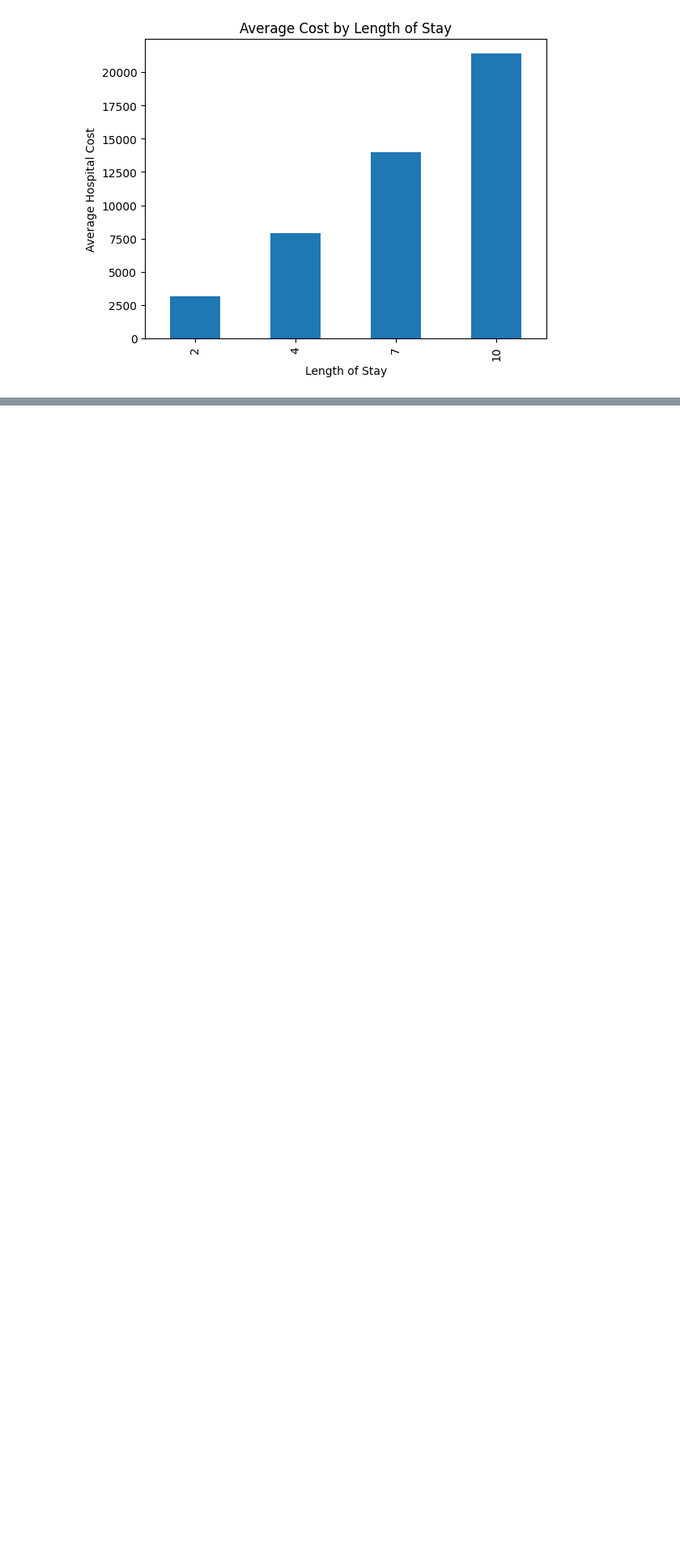
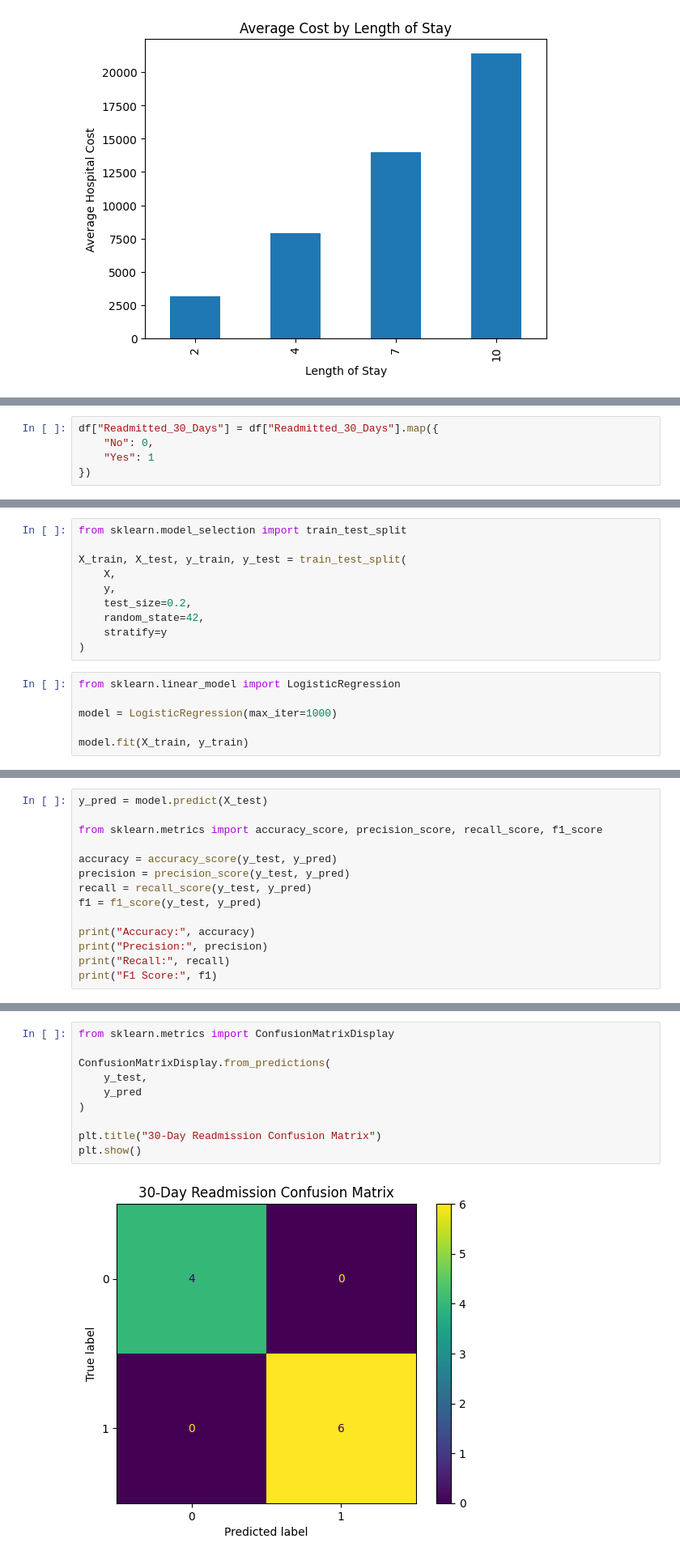
Before and after one commit to tapay9/healthcare_analysis, a Jupyter notebook: healthcare_analysis.ipynb, the cells around one changed output, grey strips where cells are left out. Shown at 81% size. Cells and saved outputs as stored; diff of their text form; blank space fills up the shorter version.

Commit message:
Completed predictive modeling and evaluation

```diff
--- a/healthcare_analysis.ipynb
+++ b/healthcare_analysis.ipynb
@@ -452,0 +540,5 @@ plt.show()
+# %%
+df["Readmitted_30_Days"] = df["Readmitted_30_Days"].map({
+    "No": 0,
+    "Yes": 1
+})
@@ -452,0 +578,16 @@ plt.show()
+# %%
+from sklearn.model_selection import train_test_split
+
+X_train, X_test, y_train, y_test = train_test_split(
+    X,
+    y,
+    test_size=0.2,
+    random_state=42,
+    stratify=y
+)
+# %%
+from sklearn.linear_model import LogisticRegression
+
+model = LogisticRegression(max_iter=1000)
+
+model.fit(X_train, y_train)
@@ -452,0 +596,14 @@ plt.show()
+# %%
+y_pred = model.predict(X_test)
+
+from sklearn.metrics import accuracy_score, precision_score, recall_score, f1_score
+
+accuracy = accuracy_score(y_test, y_pred)
+precision = precision_score(y_test, y_pred)
+recall = recall_score(y_test, y_pred)
+f1 = f1_score(y_test, y_pred)
+
+print("Accuracy:", accuracy)
+print("Precision:", precision)
+print("Recall:", recall)
+print("F1 Score:", f1)
@@ -452,0 +615,12 @@ plt.show()
+# %%
+from sklearn.metrics import ConfusionMatrixDisplay
+
+ConfusionMatrixDisplay.from_predictions(
+    y_test,
+    y_pred
+)
+
+plt.title("30-Day Readmission Confusion Matrix")
+plt.show()
+# %% [output]
+[figure, added]
```
Also changed, not shown: parts of 52 cells of this notebook, 1 other file.
